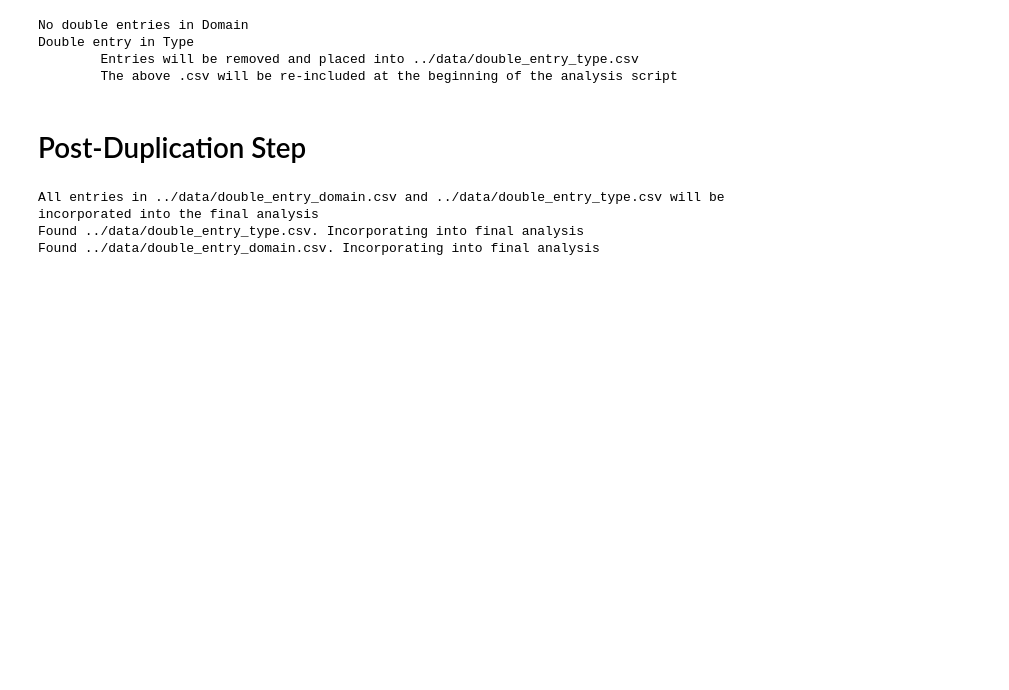
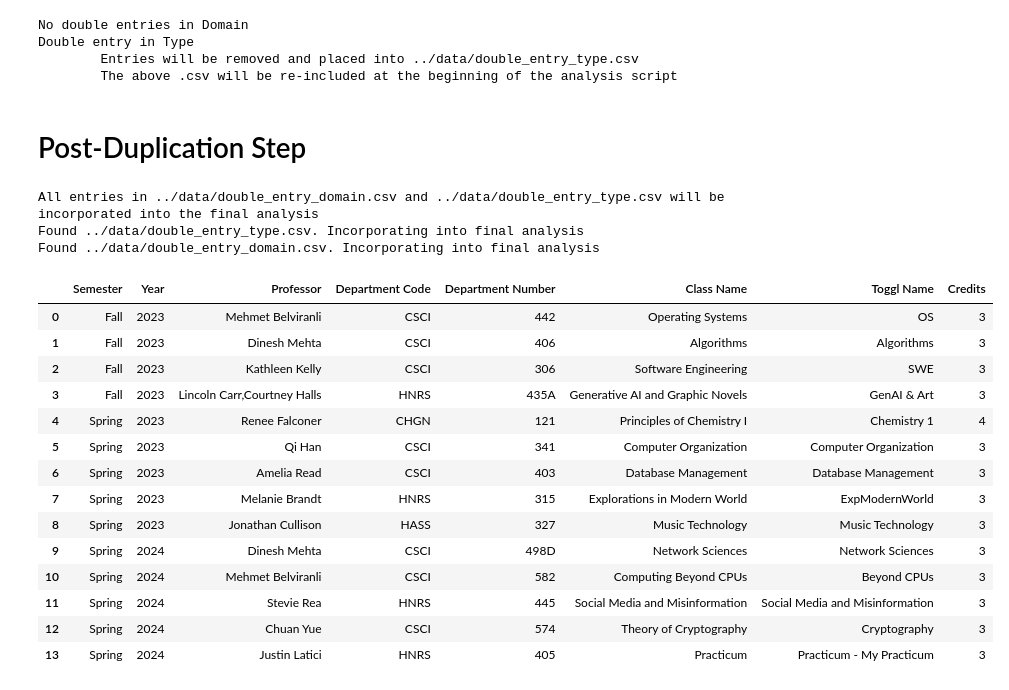
Before and after one commit to ifrycolorado/ClassTimeTrackingAnalysis, a Jupyter notebook: src/clean.ipynb, the cells around one changed output. Saved outputs shown, nothing was run; the diff lists cells and outputs as text; code cells hidden in the pictures; blank space fills up the shorter version.

```diff
--- a/src/clean.ipynb
+++ b/src/clean.ipynb
@@ -218,4 +218,24 @@ combined_df = pd.concat([time_track_typed, duplicate_types_df, duplicate_domains
 # replace NaNs in type and domain with filler
 combined_df['Type'] = combined_df['Type'].fillna('Not Specified')
 combined_df['Domain'] = combined_df['Domain'].fillna('Not Specified')
+# %%
+# load class_info.csv into info_df
+class_df = pd.read_csv('../data/ClassInfo.csv')
+display(class_df)
+# %% [output]
+|  | Semester | Year | Professor | Department Code | Department Number | Class Name | Toggl Name | Credits |
+| 0 | Fall | 2023 | Mehmet Belviranli | CSCI | 442 | Operating Systems | OS | 3 |
+| 1 | Fall | 2023 | Dinesh Mehta | CSCI | 406 | Algorithms | Algorithms | 3 |
+| 2 | Fall | 2023 | Kathleen Kelly | CSCI | 306 | Software Engineering | SWE | 3 |
+| 3 | Fall | 2023 | Lincoln Carr,Courtney Halls | HNRS | 435A | Generative AI and Graphic Novels | GenAI & Art | 3 |
+| 4 | Spring | 2023 | Renee Falconer | CHGN | 121 | Principles of Chemistry I | Chemistry 1 | 4 |
+| 5 | Spring | 2023 | Qi Han | CSCI | 341 | Computer Organization | Computer Organization | 3 |
+| 6 | Spring | 2023 | Amelia Read | CSCI | 403 | Database Management | Database Management | 3 |
+| 7 | Spring | 2023 | Melanie Brandt | HNRS | 315 | Explorations in Modern World | ExpModernWorld | 3 |
+| 8 | Spring | 2023 | Jonathan Cullison | HASS | 327 | Music Technology | Music Technology | 3 |
+| 9 | Spring | 2024 | Dinesh Mehta | CSCI | 498D | Network Sciences | Network Sciences | 3 |
+| 10 | Spring | 2024 | Mehmet Belviranli | CSCI | 582 | Computing Beyond CPUs | Beyond CPUs | 3 |
+| 11 | Spring | 2024 | Stevie Rea | HNRS | 445 | Social Media and Misinformation | Social Media and Misinformation | 3 |
+| 12 | Spring | 2024 | Chuan Yue | CSCI | 574 | Theory of Cryptography | Cryptography | 3 |
+| 13 | Spring | 2024 | Justin Latici | HNRS | 405 | Practicum | Practicum - My Practicum | 3 |
 # %%
```
Also changed, not shown: parts of 6 cells of this notebook, 24 other files.
